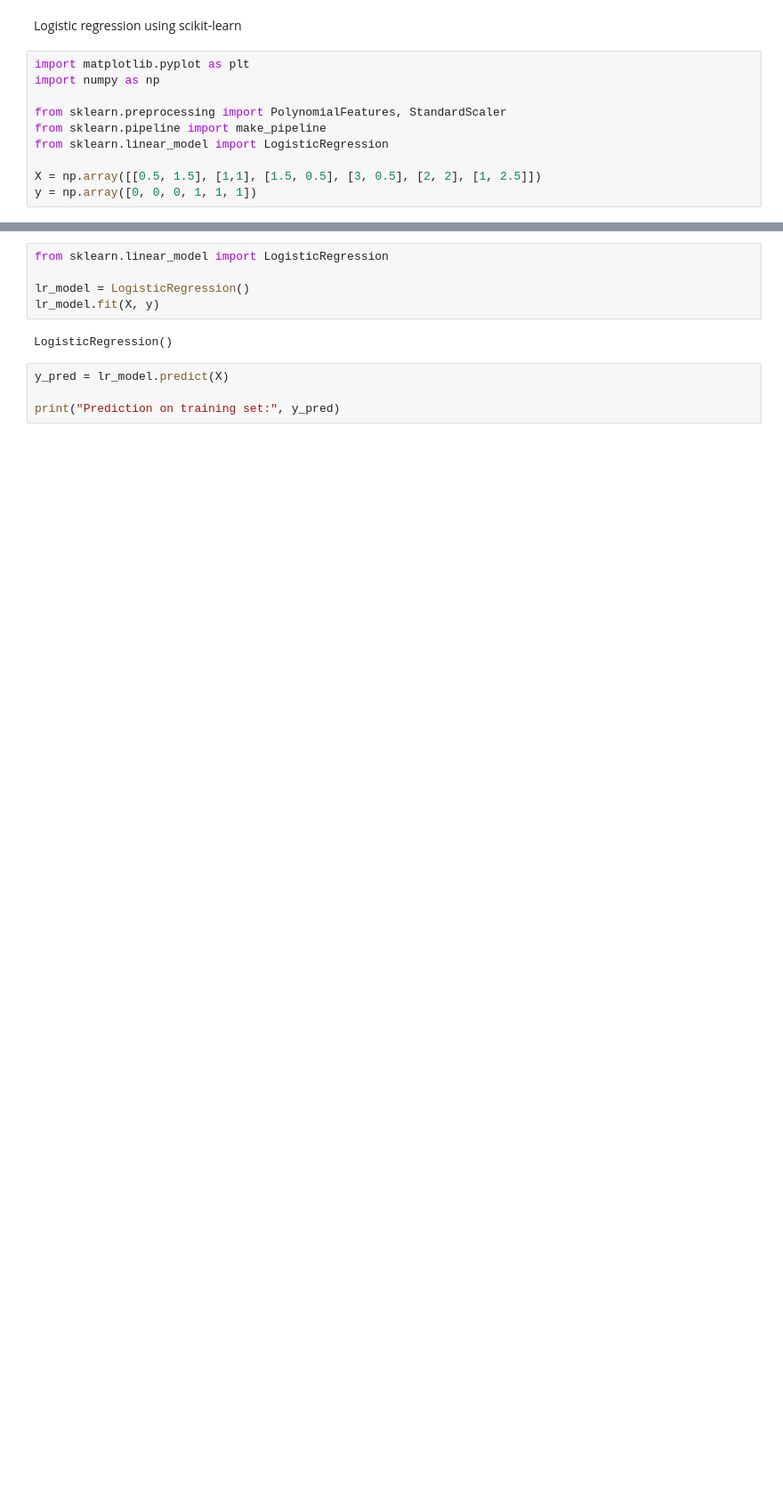
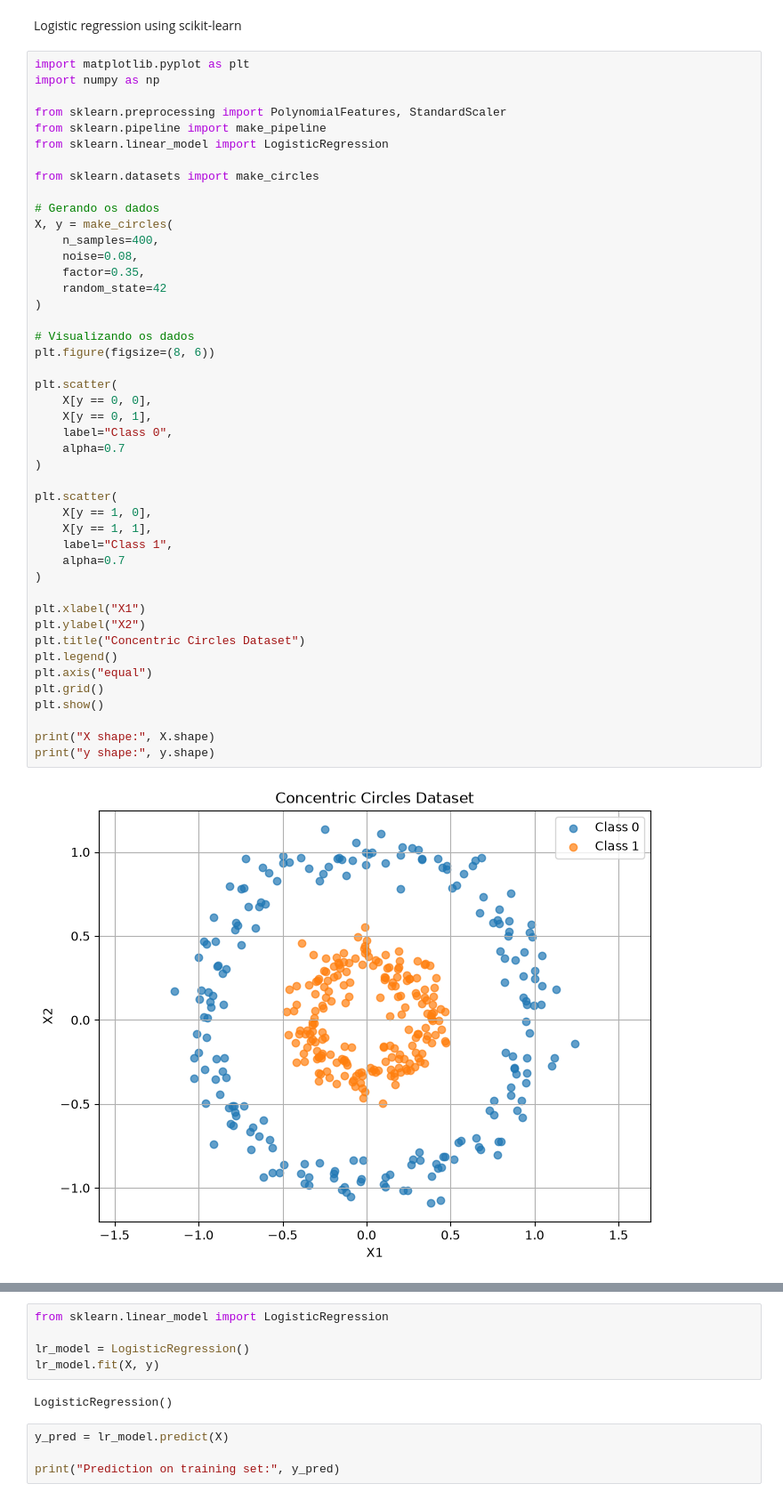
Before and after one commit to joaopenhamartins47-rgb/Machine-Learning-Foundations, a Jupyter notebook: ML specialization/SupervisedML(Module1)/logistic_regression.ipynb, the cells around one changed output, grey strips where cells are left out. Shown at 89% size. Drawn from its saved outputs; the diff is of its cells as text; blank space fills up the shorter version.

```diff
--- a/ML specialization/SupervisedML(Module1)/logistic_regression.ipynb
+++ b/ML specialization/SupervisedML(Module1)/logistic_regression.ipynb
@@ -3,10 +3,47 @@ Logistic regression using scikit-learn
 # %%
 import matplotlib.pyplot as plt
 import numpy as np
 
 from sklearn.preprocessing import PolynomialFeatures, StandardScaler
 from sklearn.pipeline import make_pipeline
 from sklearn.linear_model import LogisticRegression
 
-X = np.array([[0.5, 1.5], [1,1], [1.5, 0.5], [3, 0.5], [2, 2], [1, 2.5]])
-y = np.array([0, 0, 0, 1, 1, 1])
+from sklearn.datasets import make_circles
+
+# Gerando os dados
+X, y = make_circles(
+    n_samples=400,
+    noise=0.08,
+    factor=0.35,
+    random_state=42
+)
+
+# Visualizando os dados
+plt.figure(figsize=(8, 6))
+
+plt.scatter(
+    X[y == 0, 0],
+    X[y == 0, 1],
+    label="Class 0",
+    alpha=0.7
+)
+
+plt.scatter(
+    X[y == 1, 0],
+    X[y == 1, 1],
+    label="Class 1",
+    alpha=0.7
+)
+
+plt.xlabel("X1")
+plt.ylabel("X2")
+plt.title("Concentric Circles Dataset")
+plt.legend()
+plt.axis("equal")
+plt.grid()
+plt.show()
+
+print("X shape:", X.shape)
+print("y shape:", y.shape)
+# %% [output]
+[figure, added]
```
Also changed, not shown: parts of 15 cells of this notebook.
